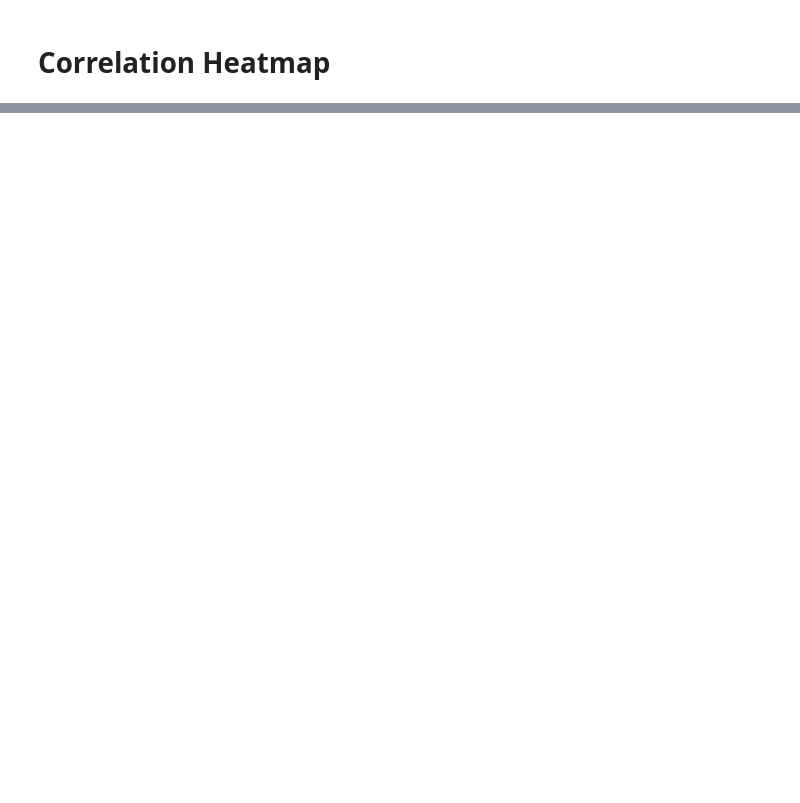
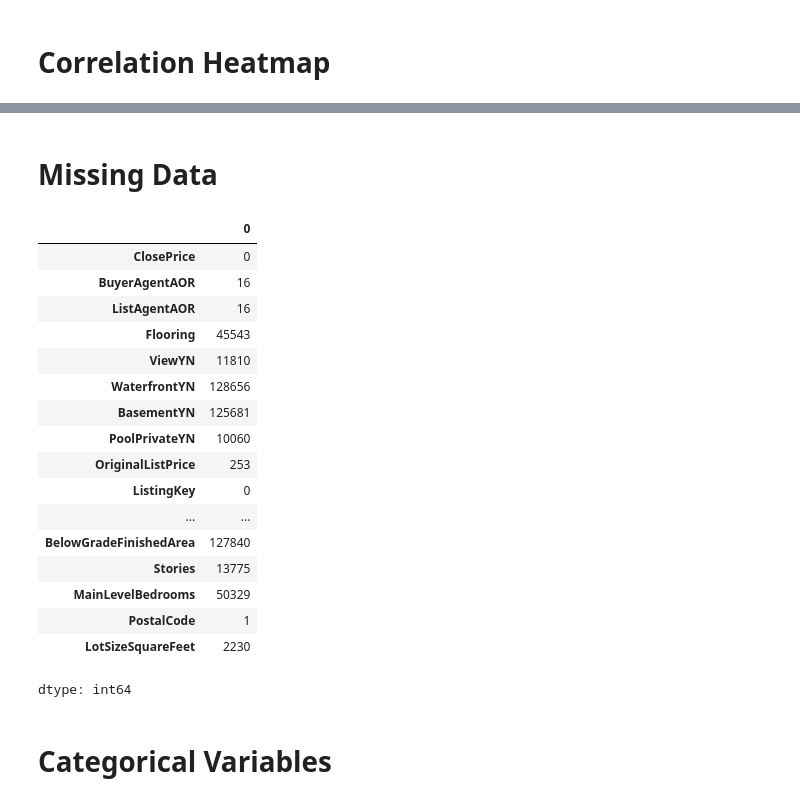
Before and after one commit to cmont13/IDX_Winter26_DS40, a Jupyter notebook: notebook01_exploration.ipynb, the cells around one changed output, grey strips where cells are left out. Saved outputs shown, nothing was run; the diff lists cells and outputs as text; code cells hidden in the pictures; blank space fills up the shorter version.

```diff
--- a/notebook01_exploration.ipynb
+++ b/notebook01_exploration.ipynb
@@ -75,0 +134,25 @@ plt.show()
+# %% [markdown]
+# Missing Data
+# %%
+property_data_2025.isnull().sum()
+# %% [output]
+|  | 0 |
+| ClosePrice | 0 |
+| BuyerAgentAOR | 16 |
+| ListAgentAOR | 16 |
+| Flooring | 45543 |
+| ViewYN | 11810 |
+| WaterfrontYN | 128656 |
+| BasementYN | 125681 |
+| PoolPrivateYN | 10060 |
+| OriginalListPrice | 253 |
+| ListingKey | 0 |
+| ... | ... |
+| BelowGradeFinishedArea | 127840 |
+| Stories | 13775 |
+| MainLevelBedrooms | 50329 |
+| PostalCode | 1 |
+| LotSizeSquareFeet | 2230 |
+dtype: int64
+# %% [markdown]
+# Categorical Variables
```
Also changed, not shown: parts of 16 cells of this notebook, 1 other file.
